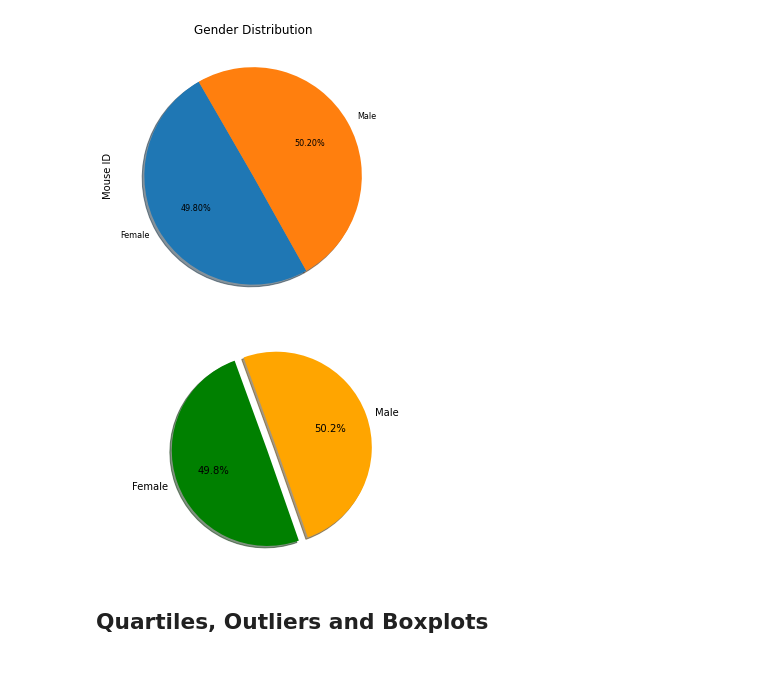
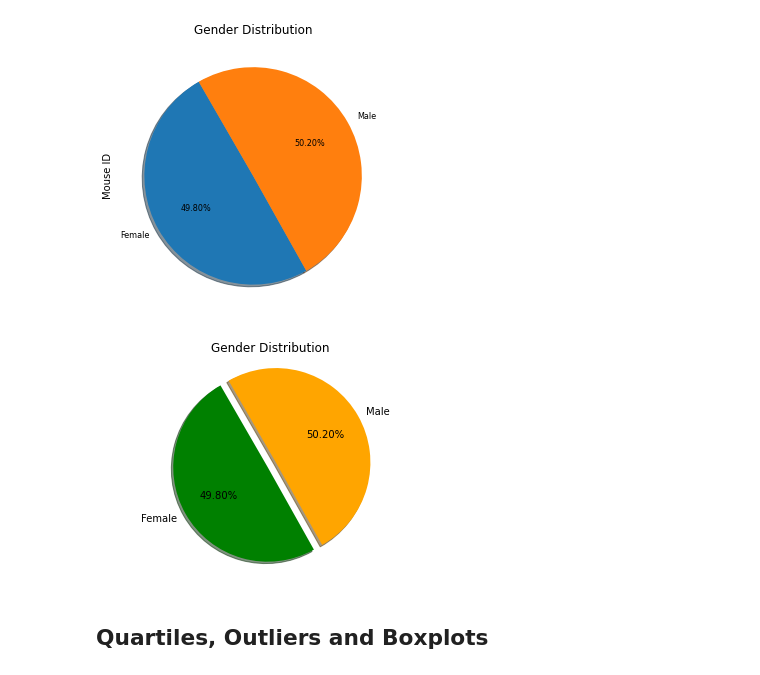
Before and after one commit to TinaKuo77/Matplotlib_Challenging, a Jupyter notebook: Pymaceuticals/FinalResult.ipynb, the cells around one changed output. Saved outputs shown, nothing was run; the diff lists cells and outputs as text; code cells hidden in the pictures.

Commit message:
The Power of Plots

```diff
--- a/Pymaceuticals/FinalResult.ipynb
+++ b/Pymaceuticals/FinalResult.ipynb
@@ -196,26 +196,29 @@ plt.show()
 # %%
 # Generate a pie plot showing the distribution of female versus male mice using pyplot
 
 # Convert Columns into lists
 gender_count = mouse_metadata.groupby("Sex")["Mouse ID"].count().tolist()
 
 # Labels for the sections of our pie chart
 labels = ["Female", "Male"]
 
 # The colors of each section of the pie chart
 colors = ["green", "orange"]
 
 # Tells matplotlib to seperate the "Python" section from the others
 explode = (0.1, 0)
 
 # Creates the pie chart and finds the percentages of each part of the pie chart
 plt.pie(gender_count, explode=explode, labels=labels, colors=colors,
         autopct="%1.2f%%", shadow=True, startangle=120)
 
+# Create a title for chart
+plt.title("Gender Distribution")
+
 plt.axis("equal")
 plt.show()
 # %% [output]
-[figure, old version]
+[figure, new version]
 # %% [markdown]
 ## Quartiles, Outliers and Boxplots
 # %%
```
